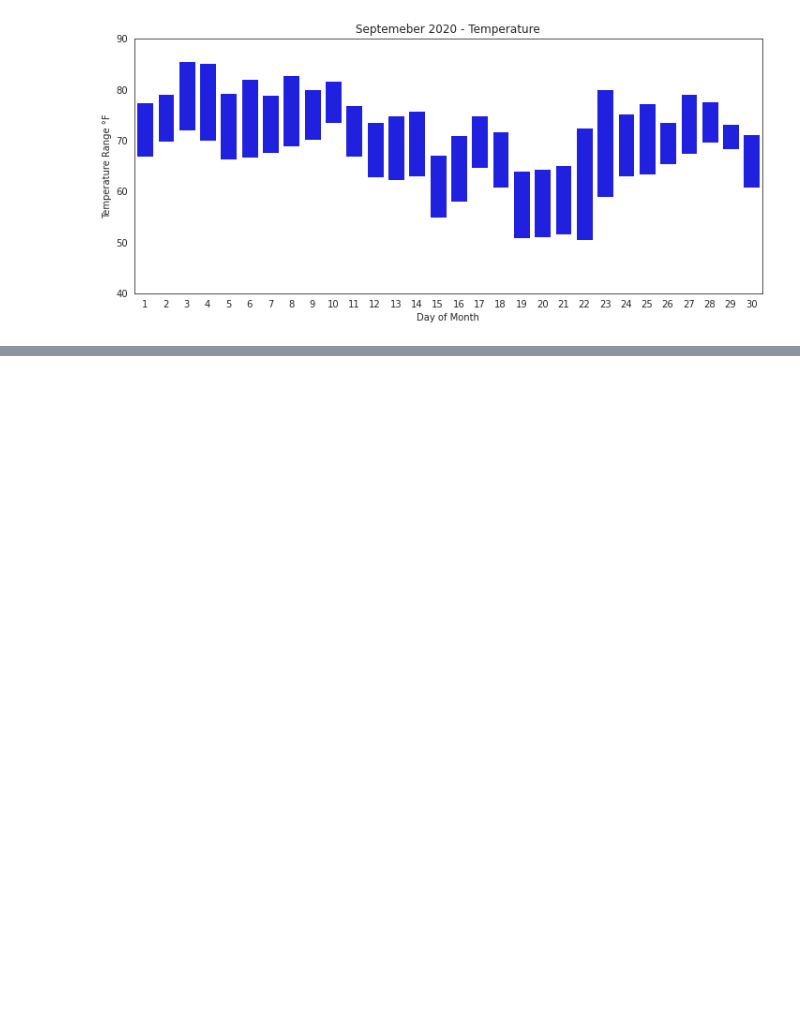
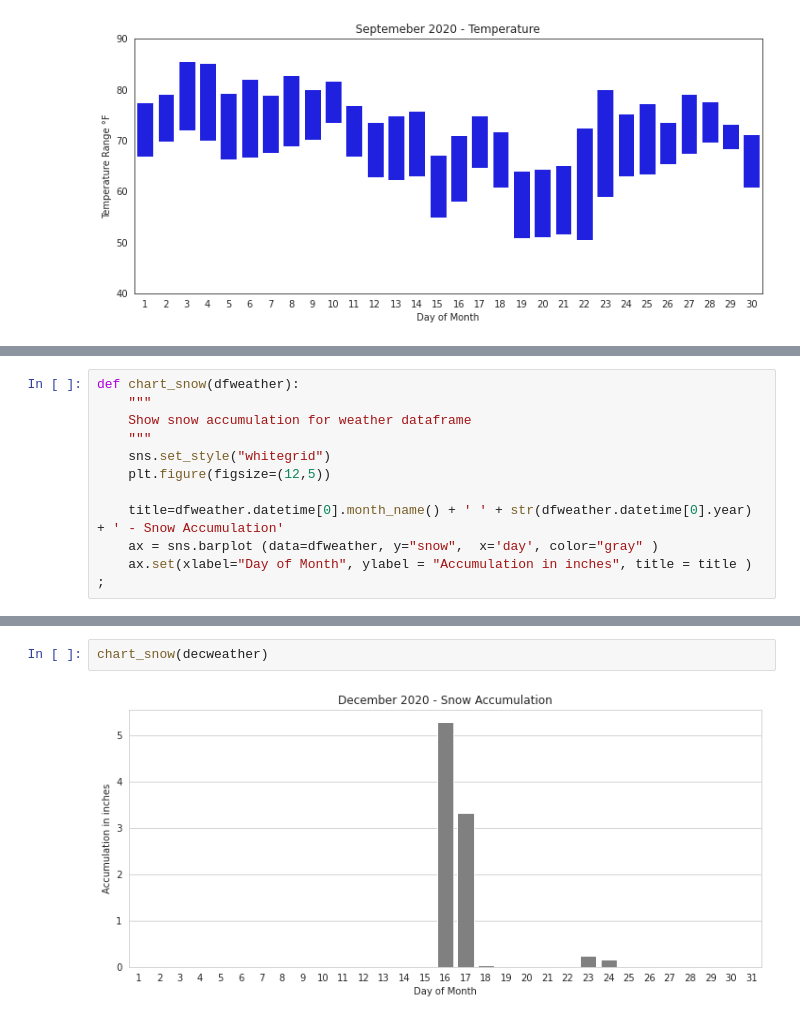
Before and after one commit to ckran/bikeshare, a Jupyter notebook: weather.ipynb, the cells around one changed output, grey strips where cells are left out. Cells and saved outputs as stored; diff of their text form; blank space fills up the shorter version.

```diff
--- a/weather.ipynb
+++ b/weather.ipynb
@@ -183,0 +270,11 @@ overlay.set_ylim(40,90) ; # show temperature range 40° to 90°
+# %%
+def chart_snow(dfweather):
+    """
+    Show snow accumulation for weather dataframe
+    """
+    sns.set_style("whitegrid")
+    plt.figure(figsize=(12,5))
+
+    title=dfweather.datetime[0].month_name() + ' ' + str(dfweather.datetime[0].year) + ' - Snow Accumulation'
+    ax = sns.barplot (data=dfweather, y="snow",  x='day', color="gray" )
+    ax.set(xlabel="Day of Month", ylabel = "Accumulation in inches", title = title ) ;
@@ -183,0 +298,4 @@ overlay.set_ylim(40,90) ; # show temperature range 40° to 90°
+# %%
+chart_snow(decweather)
+# %% [output]
+[figure, added]
```
Also changed, not shown: parts of 21 cells of this notebook.
